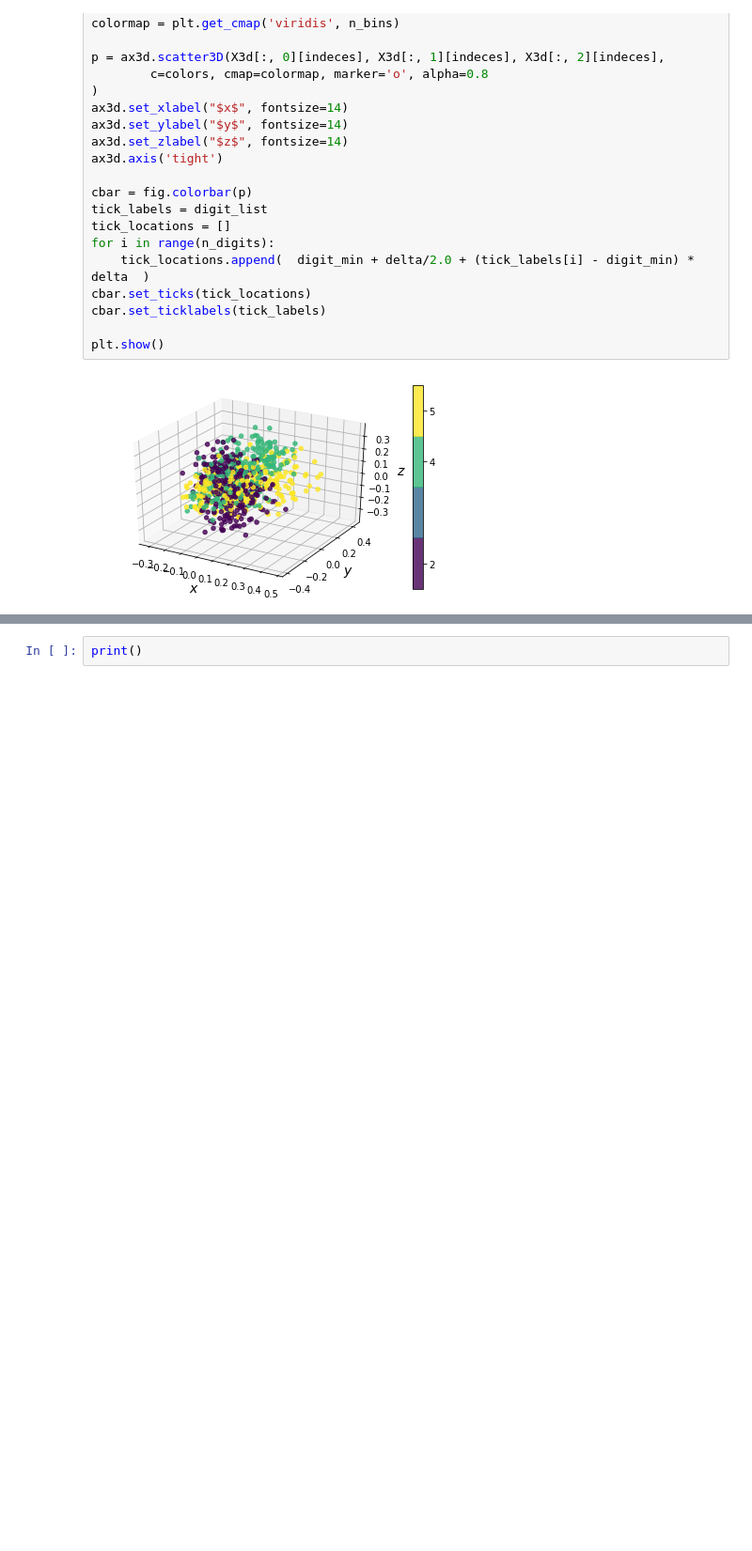
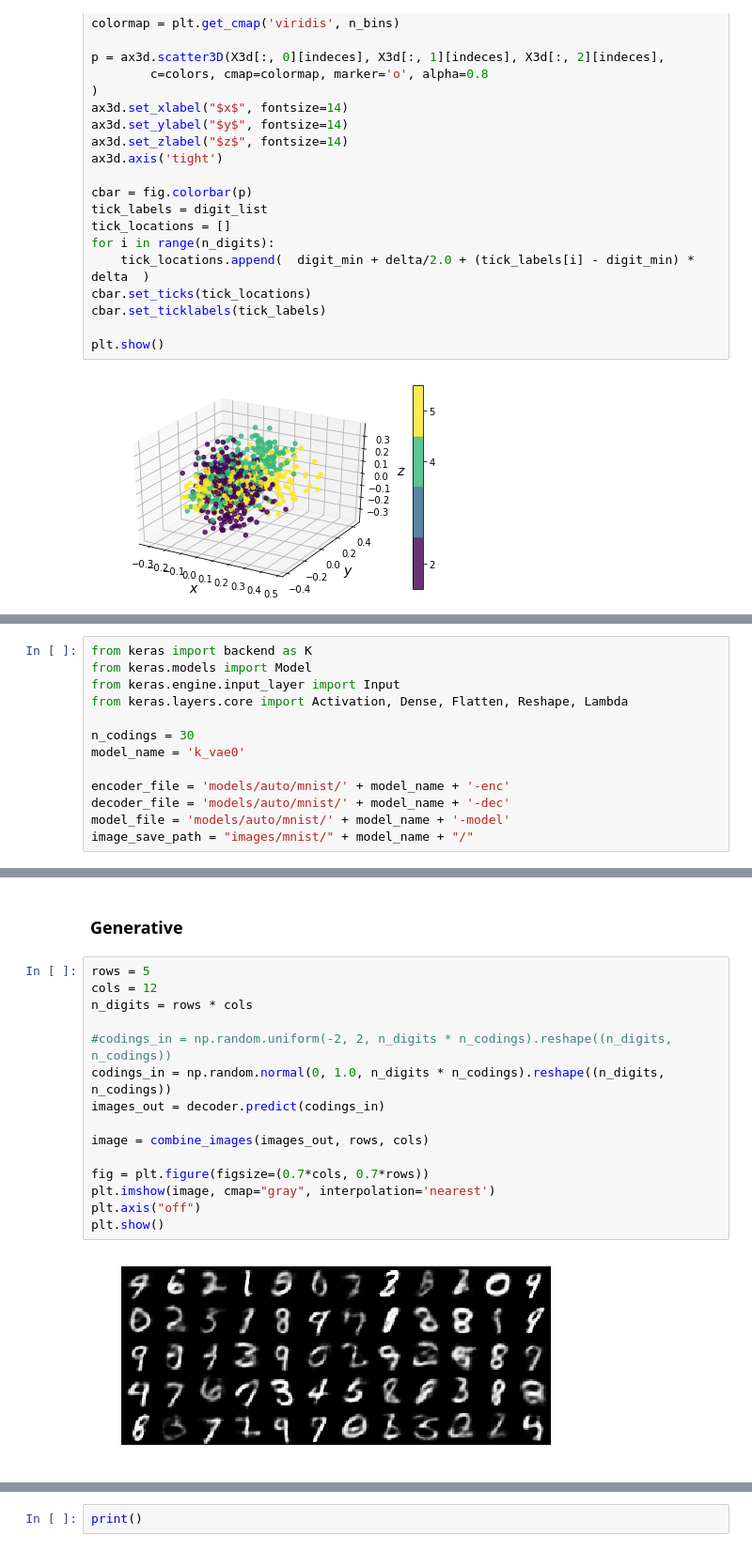
Before and after one commit to mathybit/ml-tutorials, a Jupyter notebook: autoencoders.ipynb, the cells around one changed output, grey strips where cells are left out. Shown at 94% size. Saved outputs shown, nothing was run; the diff lists cells and outputs as text; blank space fills up the shorter version.

```diff
--- a/autoencoders.ipynb
+++ b/autoencoders.ipynb
@@ -1603,0 +1610,13 @@ plt.show()
+# %%
+from keras import backend as K
+from keras.models import Model
+from keras.engine.input_layer import Input
+from keras.layers.core import Activation, Dense, Flatten, Reshape, Lambda
+
+n_codings = 30
+model_name = 'k_vae0'
+
+encoder_file = 'models/auto/mnist/' + model_name + '-enc'
+decoder_file = 'models/auto/mnist/' + model_name + '-dec'
+model_file = 'models/auto/mnist/' + model_name + '-model'
+image_save_path = "images/mnist/" + model_name + "/"
@@ -1603,0 +1981,19 @@ plt.show()
+# %% [markdown]
+### Generative
+# %%
+rows = 5
+cols = 12
+n_digits = rows * cols
+
+#codings_in = np.random.uniform(-2, 2, n_digits * n_codings).reshape((n_digits, n_codings))
+codings_in = np.random.normal(0, 1.0, n_digits * n_codings).reshape((n_digits, n_codings))
+images_out = decoder.predict(codings_in)
+
+image = combine_images(images_out, rows, cols)
+
+fig = plt.figure(figsize=(0.7*cols, 0.7*rows))
+plt.imshow(image, cmap="gray", interpolation='nearest')
+plt.axis("off")
+plt.show()
+# %% [output]
+[figure, added]
```
Also changed, not shown: parts of 52 cells of this notebook, 22 other files.
